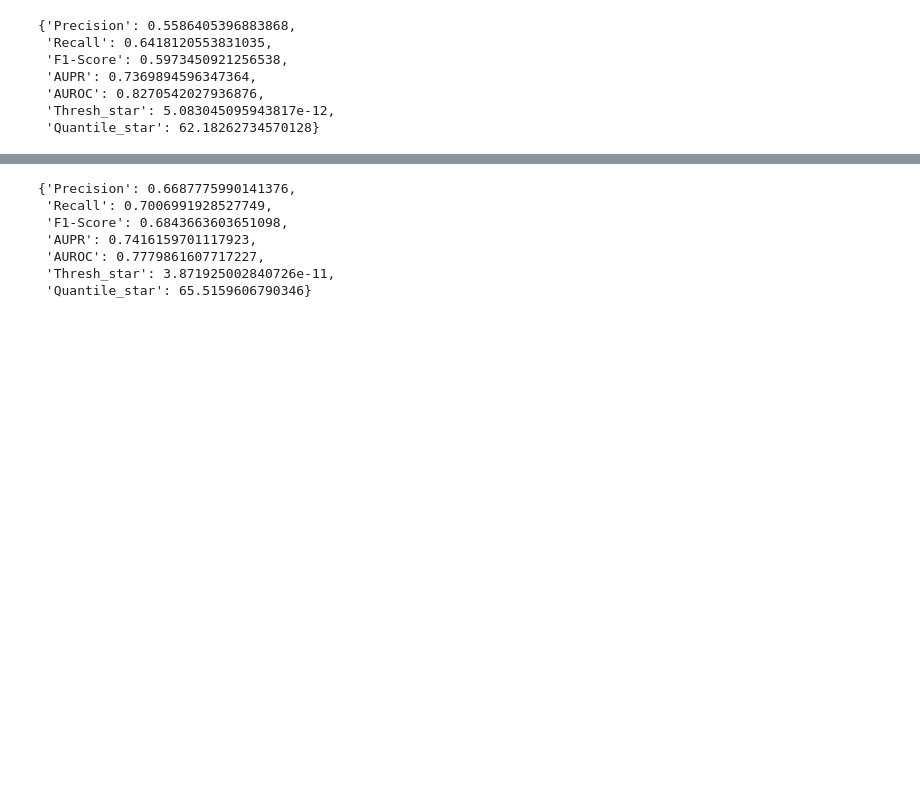
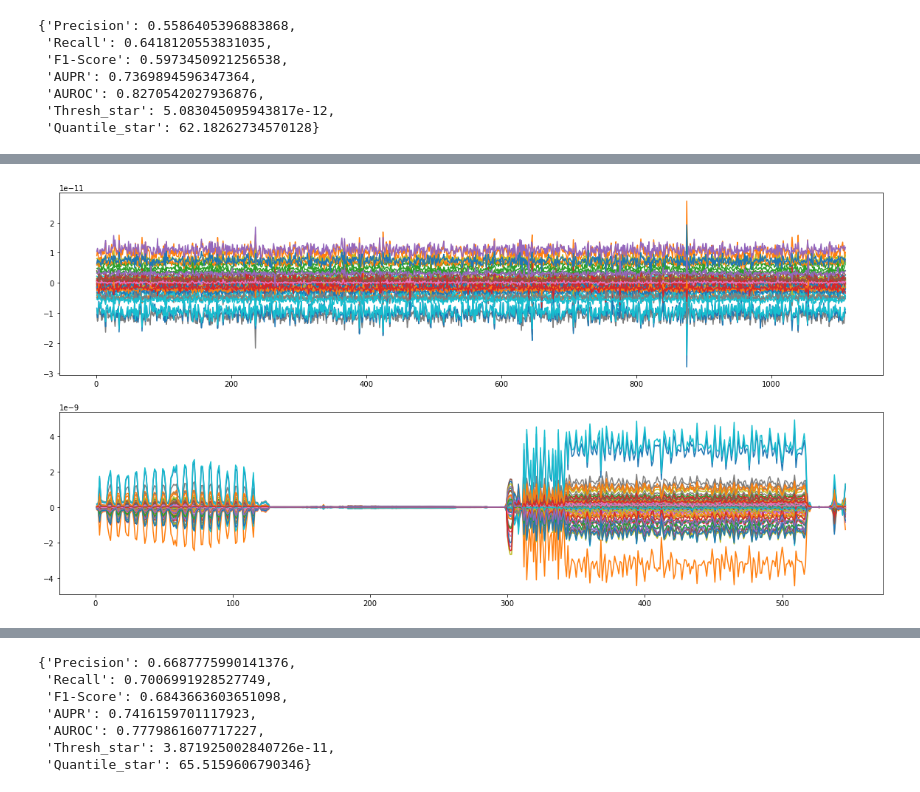
Before and after one commit to ireydiak/anomaly_detection_NRCAN, a Jupyter notebook: notebooks/multiclass_ids.ipynb, the cells around one changed output, grey strips where cells are left out. Drawn from its saved outputs; the diff is of its cells as text; code cells hidden in the pictures; blank space fills up the shorter version.

```diff
--- a/notebooks/multiclass_ids.ipynb
+++ b/notebooks/multiclass_ids.ipynb
@@ -103,0 +147,13 @@ dsvdd_trainer.plot_metrics(export_path)
+# %%
+import matplotlib.pyplot as plt
+
+f, axs = plt.subplots(nrows=2, ncols=1, figsize=(20, 10))
+x = np.arange(1, y_grad[0].shape[0]+1)
+for col in range(y_grad[0].shape[1]):
+    axs[0].plot(x, y_grad[0][:, col], "-")
+
+x = np.arange(1, y_grad[1].shape[0] +1)
+for col in range(y_grad[1].shape[1]):
+    axs[1].plot(x, y_grad[1][:, col], "-")
+# %% [output]
+[figure, added]
```
Also changed, not shown: parts of 15 cells of this notebook, 2 other files.
